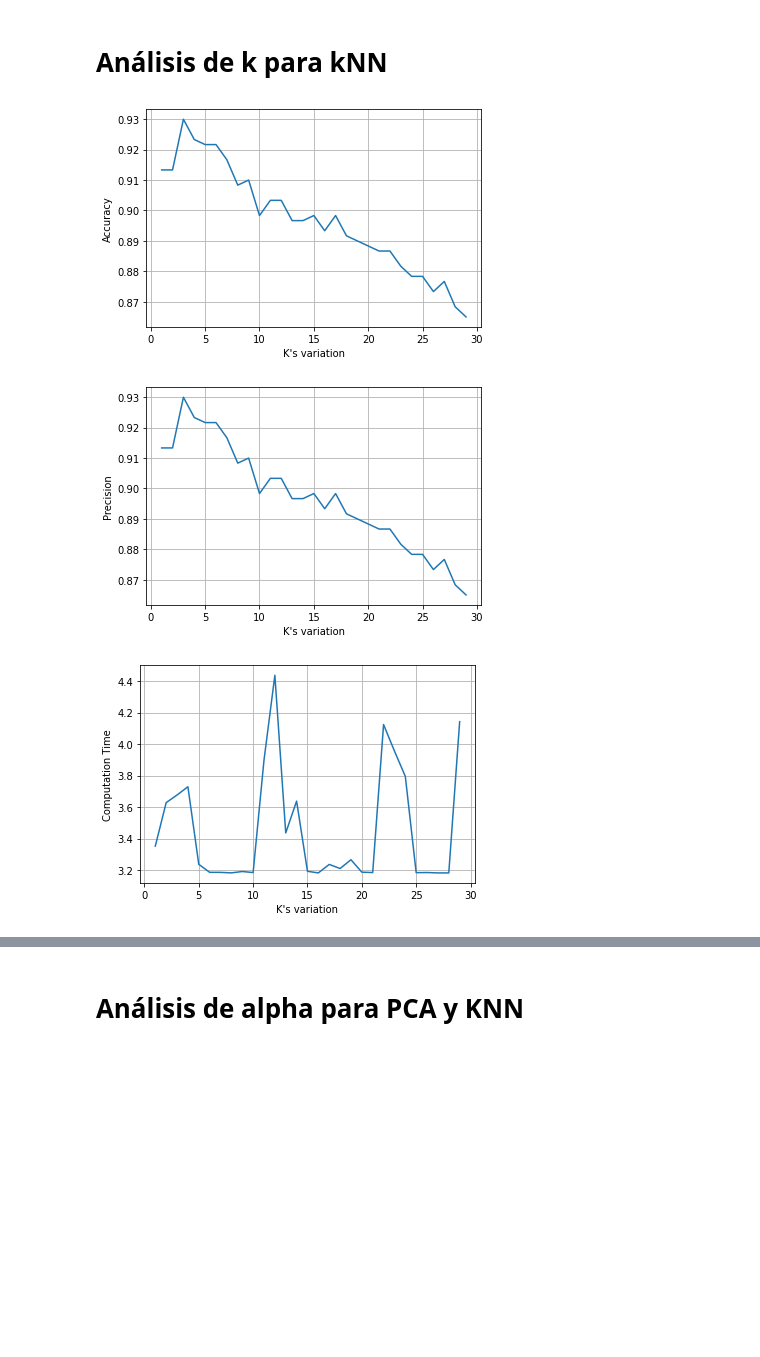
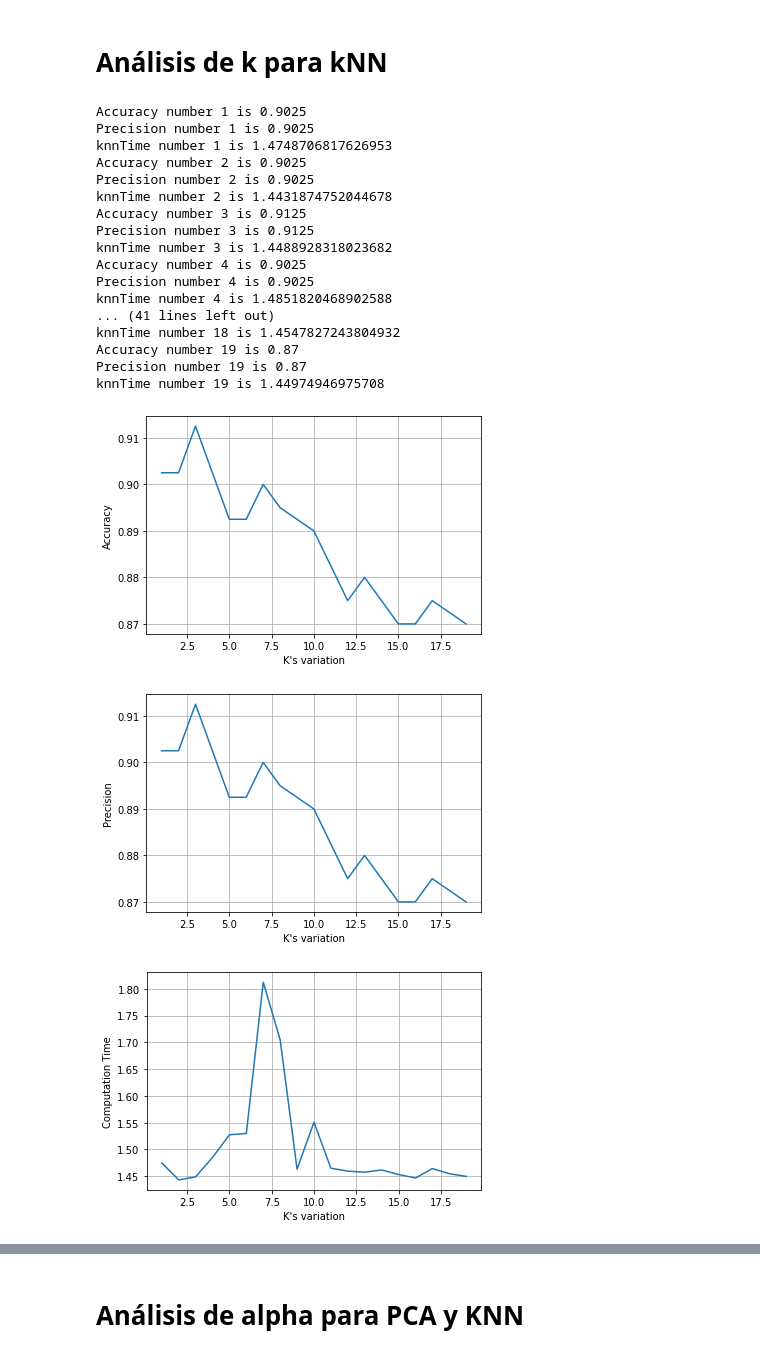
Before and after one commit to davidvenegasr/MetNum, a Jupyter notebook: tp2/notebooks/Experimentacion.ipynb, the cells around one changed output, grey strips where cells are left out. Saved outputs shown, nothing was run; the diff lists cells and outputs as text; code cells hidden in the pictures; blank space fills up the shorter version.

```diff
--- a/tp2/notebooks/Experimentacion.ipynb
+++ b/tp2/notebooks/Experimentacion.ipynb
@@ -63,5 +66,3 @@ df_train[:10]
 Ya que el dataset es grande, me quedo con una porción de éste
 
 **<font color=red>ESTO ES SOLO PARA HACER PRUEBAS. CUANDO REPORTEN LOS RESULTADOS, USAR DATASET COMPLETO
-# %%
-df_train = df_train[:3000]
@@ -159,7 +162,7 @@ total_precisions = []
 total_knnTimes = []
 
 # Los k que voy a probar están entre 0 y 49
-k_list = np.arange(1,30)
+k_list = np.arange(1,20)
 
 for k in k_list:
     # Tomo el tiempo antes de iniciar la ejecución del algoritmo knn
@@ -177,6 +180,10 @@ for k in k_list:
     # Uso las metricas de sklearn para calcular el accuracy y la precisión
     accuracy = accuracy_score(y_val, y_pred)
     precision = precision_score(y_val, y_pred, average='micro')
+
+    print(f"Accuracy number {k} is {accuracy}")
+    print(f"Precision number {k} is {precision}")
+    print(f"knnTime number {k} is {knnTime}")
 
     # Voy guardando los resultados parciales en las listas correspondientes
     total_knnTimes.append(knnTime)
@@ -189,36 +196,53 @@ total_precisions = np.asarray(total_precisions)
 
 mean_knnTimes = np.mean(total_knnTimes)
 mean_accuracies = np.mean(total_accuracies)
 mean_precisions = np.mean(total_precisions)
 
 std_deviation_knnTimes = np.std(total_knnTimes)
 std_deviation_accuracies = np.std(total_accuracies)
 std_deviation_precisions = np.std(total_precisions)
 
 plt.figure("Accuracies by k variation")
 plt.plot(k_list, total_accuracies)
 plt.grid()
 plt.xlabel("K's variation")
 plt.ylabel("Accuracy")
-plt.savefig("ExperimentResults/FinalAccuracies_variation_by_k_10-20.png")
+plt.savefig("ExperimentResults/FinalAccuracies_variation_by_k_20-50.png")
 plt.show()
 
 plt.figure("Precisions by k variation")
 plt.plot(k_list, total_precisions)
 plt.grid()
 plt.xlabel("K's variation")
 plt.ylabel("Precision")
-plt.savefig("ExperimentResults/FinalPrecisions_variation_by_k_10-20.png")
+plt.savefig("ExperimentResults/FinalPrecisions_variation_by_k_20-50.png")
 plt.show()
 
 plt.figure("Computation time by k variation")
 plt.plot(k_list, total_knnTimes)
 plt.grid()
 plt.xlabel("K's variation")
 plt.ylabel("Computation Time")
-plt.savefig("ExperimentResults/FinalComputeTime_variation_by_k_10-20.png")
+plt.savefig("ExperimentResults/FinalComputeTime_variation_by_k_20-50.png")
 plt.show()
 # %% [output]
+Accuracy number 1 is 0.9025
+Precision number 1 is 0.9025
+knnTime number 1 is 1.4748706817626953
+Accuracy number 2 is 0.9025
+Precision number 2 is 0.9025
+knnTime number 2 is 1.4431874752044678
+Accuracy number 3 is 0.9125
+Precision number 3 is 0.9125
+knnTime number 3 is 1.4488928318023682
+Accuracy number 4 is 0.9025
+Precision number 4 is 0.9025
+knnTime number 4 is 1.4851820468902588
+... (41 lines left out)
+knnTime number 18 is 1.4547827243804932
+Accuracy number 19 is 0.87
+Precision number 19 is 0.87
+knnTime number 19 is 1.44974946975708
-[figure, old version]
+[figure, new version]
-[figure, old version]
+[figure, new version]
-[figure, old version]
+[figure, new version]
```
Also changed, not shown: parts of 9 cells of this notebook, 21 other files.
